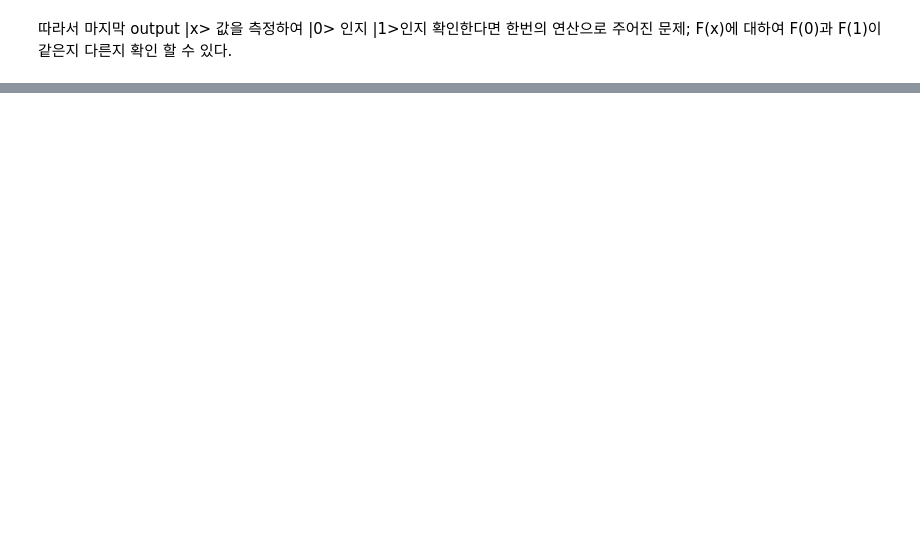
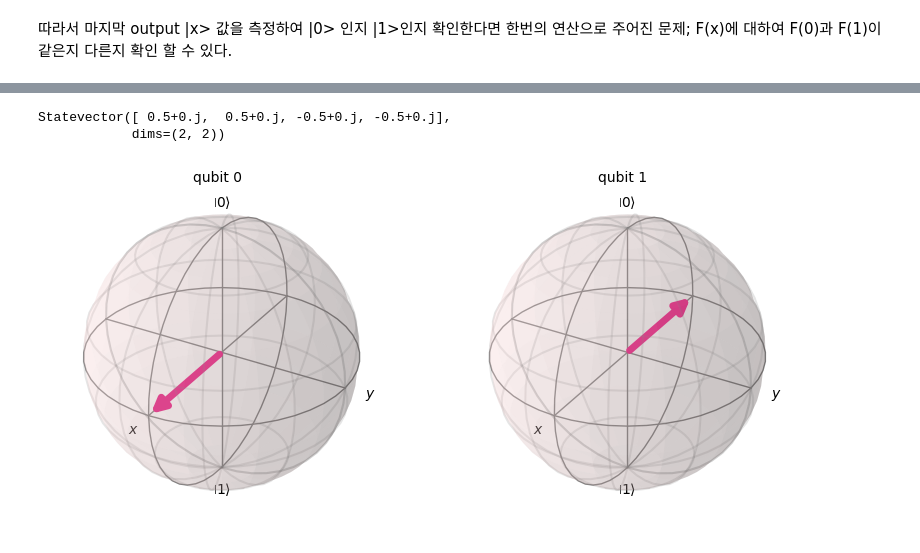
Before and after one commit to ksm999/QuantumComputing, a Jupyter notebook: 4_Deutsch_Jozsa_Algorithm.ipynb, the cells around one changed output, grey strips where cells are left out. Cells and saved outputs as stored; diff of their text form; code cells hidden in the pictures; blank space fills up the shorter version.

```diff
--- a/4_Deutsch_Jozsa_Algorithm.ipynb
+++ b/4_Deutsch_Jozsa_Algorithm.ipynb
@@ -62,0 +128,12 @@ F(x)에 대하여 F(0)과 F(1)이 같은지 다른지 확인 할 수 있다.
+# %%
+qcc = QuantumCircuit(2,2)
+qcc.x(1)
+qcc.h([0,1])
+qcc.draw('mpl')
+state = Statevector.from_instruction(qcc)
+print(state)
+plot_bloch_multivector(state)
+# %% [output]
+Statevector([ 0.5+0.j,  0.5+0.j, -0.5+0.j, -0.5+0.j],
+            dims=(2, 2))
+[figure, added]
```
Also changed, not shown: parts of 12 cells of this notebook.
